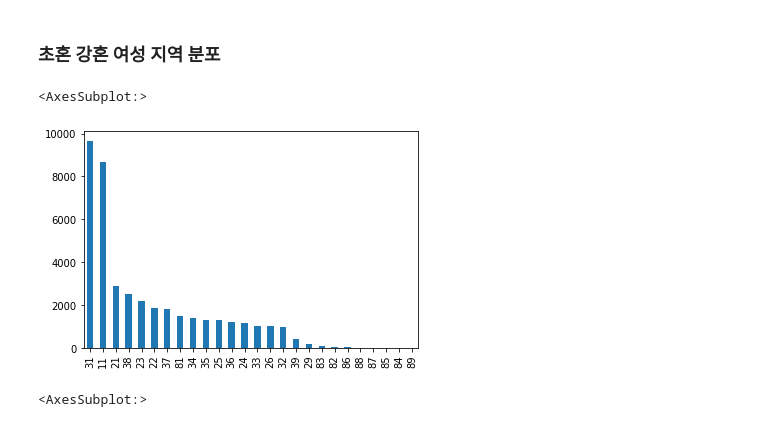
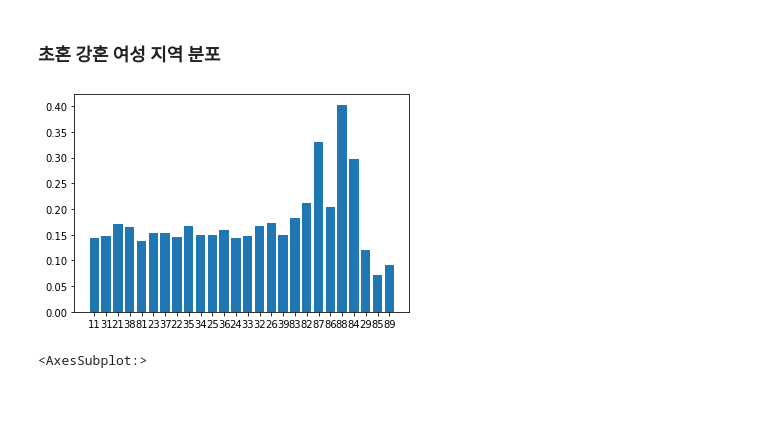
Before and after one commit to ohMinyoung22/science_project, a Jupyter notebook: eda/hypogamy_eda.ipynb, the cells around one changed output. Drawn from its saved outputs; the diff is of its cells as text; code cells hidden in the pictures; blank space fills up the shorter version.

```diff
--- a/eda/hypogamy_eda.ipynb
+++ b/eda/hypogamy_eda.ipynb
@@ -141,15 +141,27 @@ getDataFrame(1)[11]['아내직업코드'].value_counts().plot.bar()
 [figure]
 # %% [markdown]
 ### 초혼 강혼 여성 지역 분포
-# %%
-#전문가 많음 -> 경제수준 높음 -> 수도권 선호?
-
-getDataFrame(1)[5]['아내지역코드'].value_counts().plot.bar()
-
-# 압도적으로 수도권 (서울 경기) 아내 거주 많음
-# %% [output]
-<AxesSubplot:>
-[figure, removed]
+# %%
+#전문가 많음 -> 경제수준 높음 -> 수도권 선호?
+
+all_len = len(getDataFrame(1)[0])
+
+di = dict(getDataFrame(1)[0]['아내지역코드'].value_counts())
+
+for key, val in di.items():
+    di[key] = val / len(df[2010][(df[2010]['아내지역코드'] == key) & (df[2010]['아내결혼코드'] == 1)])
+
+plt.bar(range(len(di)), di.values(), align='center').sort
+plt.xticks(range(len(di)), list(di.keys()))
+
+
+plt.show()
+
+
+
+# 압도적으로 수도권 (서울 경기) 아내 거주 많음
+# %% [output]
+[figure, added]
 # %%
 getDataFrame(1)[11]['남편지역코드'].value_counts().plot.bar()
 # %% [output]
```
